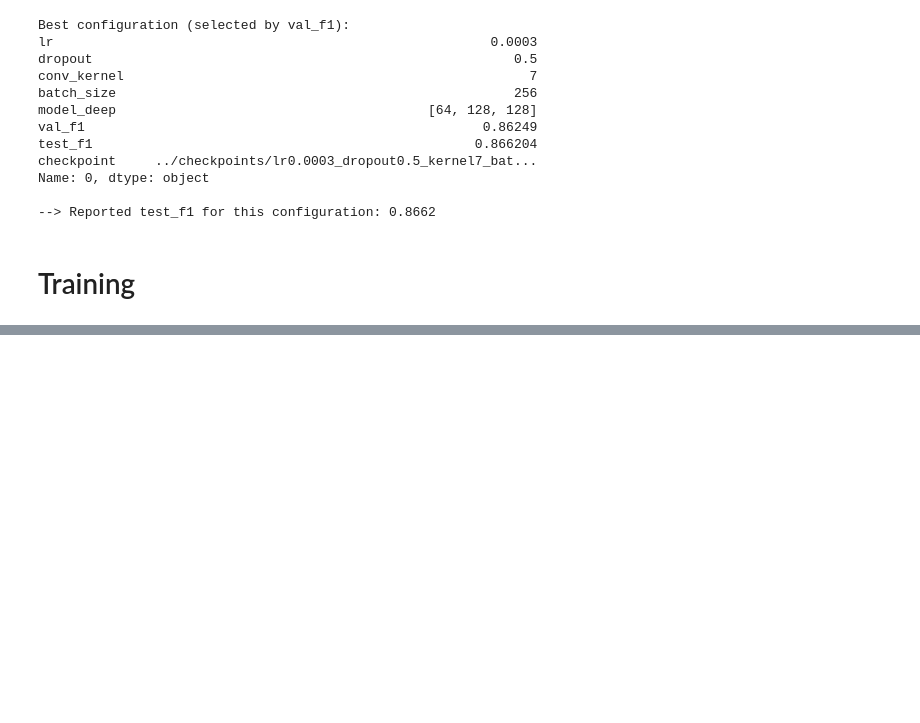
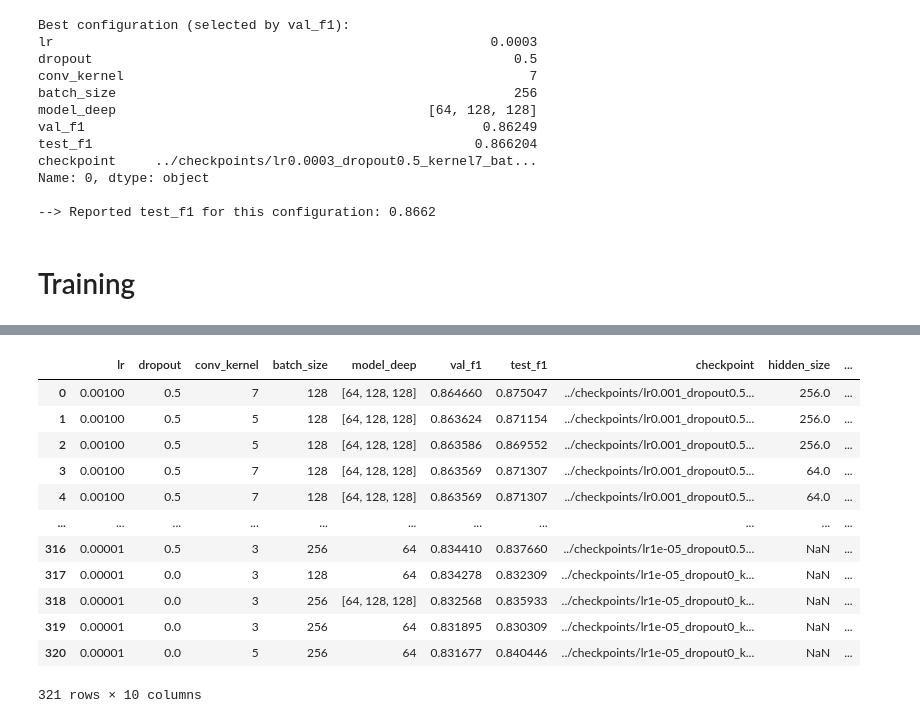
Before and after one commit to EnekoIsturitzSesma/GAIT-Analysis, a Jupyter notebook: notebooks/model_refination.ipynb, the cells around one changed output, grey strips where cells are left out. Cells and saved outputs as stored; diff of their text form; code cells hidden in the pictures; blank space fills up the shorter version.

Commit message:
best hidden and num layers

```diff
--- a/notebooks/model_refination.ipynb
+++ b/notebooks/model_refination.ipynb
@@ -357,0 +447,23 @@ Window split   →  train+val: 59352  |  test: 17108
+# %%
+import json
+
+with open("../checkpoints/model_refination.json", "r") as f:
+    results = json.load(f)
+
+results_df = pd.DataFrame(results)
+results_df = results_df.sort_values("val_f1", ascending=False).reset_index(drop=True)
+results_df
+# %% [output]
+|  | lr | dropout | conv_kernel | batch_size | model_deep | val_f1 | test_f1 | checkpoint | hidden_size | ... |
+| 0 | 0.00100 | 0.5 | 7 | 128 | [64, 128, 128] | 0.864660 | 0.875047 | ../checkpoints/lr0.001_dropout0.5... | 256.0 | ... |
+| 1 | 0.00100 | 0.5 | 5 | 128 | [64, 128, 128] | 0.863624 | 0.871154 | ../checkpoints/lr0.001_dropout0.5... | 256.0 | ... |
+| 2 | 0.00100 | 0.5 | 5 | 128 | [64, 128, 128] | 0.863586 | 0.869552 | ../checkpoints/lr0.001_dropout0.5... | 256.0 | ... |
+| 3 | 0.00100 | 0.5 | 7 | 128 | [64, 128, 128] | 0.863569 | 0.871307 | ../checkpoints/lr0.001_dropout0.5... | 64.0 | ... |
+| 4 | 0.00100 | 0.5 | 7 | 128 | [64, 128, 128] | 0.863569 | 0.871307 | ../checkpoints/lr0.001_dropout0.5... | 64.0 | ... |
+| ... | ... | ... | ... | ... | ... | ... | ... | ... | ... | ... |
+| 316 | 0.00001 | 0.5 | 3 | 256 | 64 | 0.834410 | 0.837660 | ../checkpoints/lr1e-05_dropout0.5... | NaN | ... |
+| 317 | 0.00001 | 0.0 | 3 | 128 | 64 | 0.834278 | 0.832309 | ../checkpoints/lr1e-05_dropout0_k... | NaN | ... |
+| 318 | 0.00001 | 0.0 | 3 | 256 | [64, 128, 128] | 0.832568 | 0.835933 | ../checkpoints/lr1e-05_dropout0_k... | NaN | ... |
+| 319 | 0.00001 | 0.0 | 3 | 256 | 64 | 0.831895 | 0.830309 | ../checkpoints/lr1e-05_dropout0_k... | NaN | ... |
+| 320 | 0.00001 | 0.0 | 5 | 256 | 64 | 0.831677 | 0.840446 | ../checkpoints/lr1e-05_dropout0_k... | NaN | ... |
+321 rows × 10 columns
```
Also changed, not shown: parts of 2 cells of this notebook.
